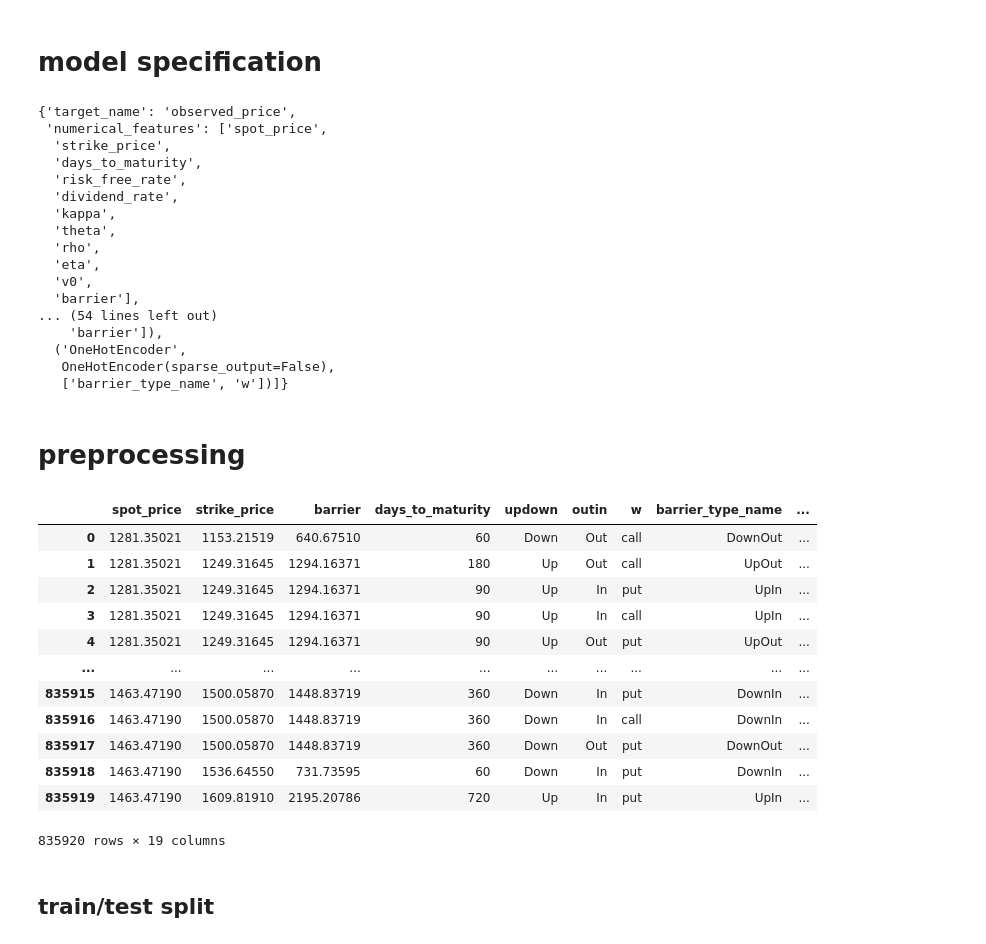
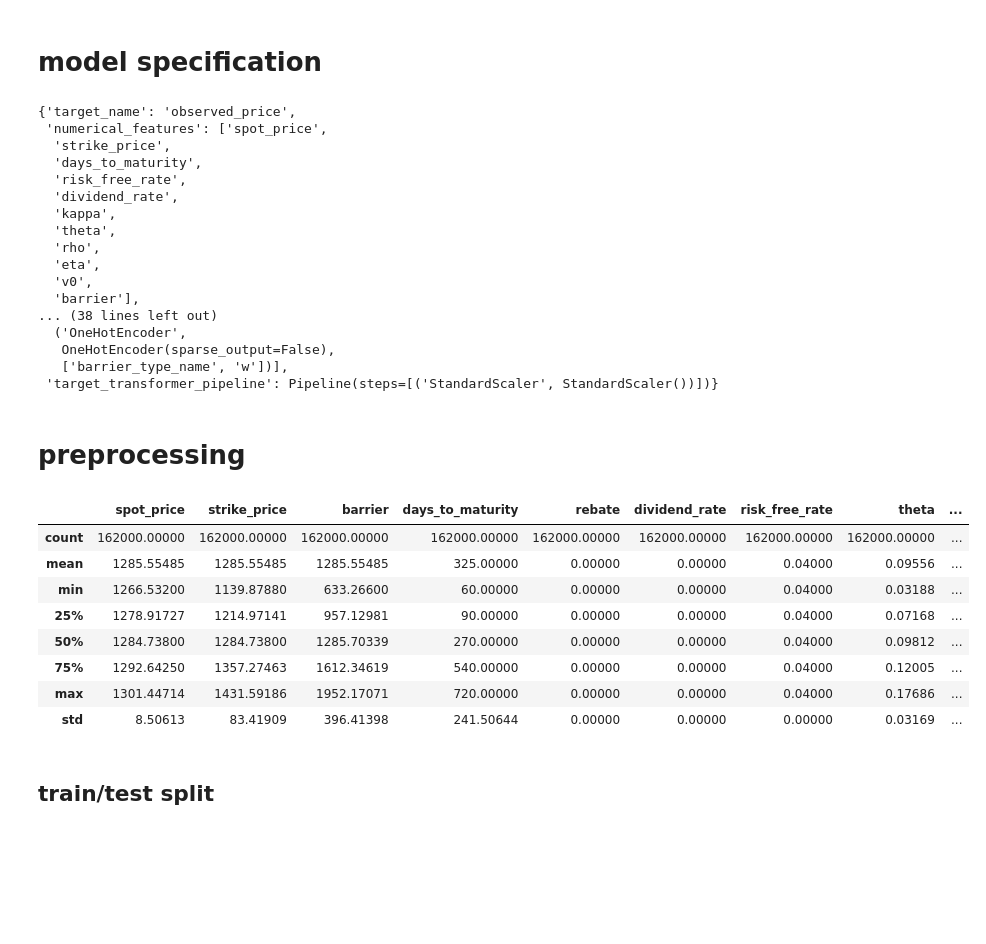
Before and after one commit to boomelage/machine-learning-option-pricing, a Jupyter notebook: train_routine.ipynb, the cells around one changed output. Saved outputs shown, nothing was run; the diff lists cells and outputs as text; code cells hidden in the pictures; blank space fills up the shorter version.

```diff
--- a/train_routine.ipynb
+++ b/train_routine.ipynb
@@ -53,7 +53,7 @@ seed: 123
 # model specification
 # %%
 from sklearn.pipeline import Pipeline
-from sklearn.preprocessing import PowerTransformer, OneHotEncoder
+from sklearn.preprocessing import QuantileTransformer, OneHotEncoder
 
 from convsklearn import asian_trainer, barrier_trainer
 price = 'barrier_price'
@@ -63,25 +63,25 @@ trainer = barrier_trainer
 trainer.activation_function = 'relu'
 trainer.max_iter = 1000
 trainer.solver = 'sgd'
-trainer.target_transformer_pipeline = Pipeline(steps=[('PowerTransformer', PowerTransformer())])
-trainer.target_trainsformers = [
-    ('PowerTransformer',PowerTransformer(),
-        [
-            'spot_price',
-            'strike_price',
-            'days_to_maturity',
-            'risk_free_rate',
-            'dividend_rate',
-            'kappa',
-            'theta',
-            'rho',
-            'eta',
-            'v0',
-            'barrier'
-        ]
-    ),
-    ('OneHotEncoder',OneHotEncoder(sparse_output=False),['barrier_type_name', 'w'])
-]
+# trainer.target_transformer_pipeline = Pipeline(steps=[('QuantileTransformer', QuantileTransformer())])
+# trainer.transformers = [
+#     ('QuantileTransformer',QuantileTransformer(),
+#         [
+#             'spot_price',
+#             'strike_price',
+#             'days_to_maturity',
+#             'risk_free_rate',
+#             'dividend_rate',
+#             'kappa',
+#             'theta',
+#             'rho',
+#             'eta',
+#             'v0',
+#             'barrier'
+#         ]
+#     ),
+#     ('OneHotEncoder',OneHotEncoder(sparse_output=False),['barrier_type_name', 'w'])
+# ]
 trainer.__dict__
 # %% [output]
 {'target_name': 'observed_price',
@@ -96,33 +96,30 @@ trainer.__dict__
   'eta',
   'v0',
   'barrier'],
-... (54 lines left out)
-    'barrier']),
+... (38 lines left out)
   ('OneHotEncoder',
    OneHotEncoder(sparse_output=False),
-   ['barrier_type_name', 'w'])]}
+   ['barrier_type_name', 'w'])],
+ 'target_transformer_pipeline': Pipeline(steps=[('StandardScaler', StandardScaler())])}
 # %% [markdown]
 # preprocessing
 # %%
 dataset[price] = pd.to_numeric(dataset[price],errors='coerce')
 dataset['observed_price'] = np.maximum(dataset[price] + np.random.normal(scale=(0.15)**2,size=dataset.shape[0]),0)
 dataset['calculation_date'] = pd.to_datetime(dataset['calculation_date'])
 dataset = dataset.sort_values(by='calculation_date')
 dataset = dataset.dropna().reset_index(drop=True)
-dataset
+unique_dates = dataset['calculation_date'].drop_duplicates().squeeze()
+dataset.describe()
 # %% [output]
-|  | spot_price | strike_price | barrier | days_to_maturity | updown | outin | w | barrier_type_name | ... |
-| 0 | 1281.35021 | 1153.21519 | 640.67510 | 60 | Down | Out | call | DownOut | ... |
-| 1 | 1281.35021 | 1249.31645 | 1294.16371 | 180 | Up | Out | call | UpOut | ... |
-| 2 | 1281.35021 | 1249.31645 | 1294.16371 | 90 | Up | In | put | UpIn | ... |
-| 3 | 1281.35021 | 1249.31645 | 1294.16371 | 90 | Up | In | call | UpIn | ... |
-| 4 | 1281.35021 | 1249.31645 | 1294.16371 | 90 | Up | Out | put | UpOut | ... |
-| ... | ... | ... | ... | ... | ... | ... | ... | ... | ... |
-| 835915 | 1463.47190 | 1500.05870 | 1448.83719 | 360 | Down | In | put | DownIn | ... |
-| 835916 | 1463.47190 | 1500.05870 | 1448.83719 | 360 | Down | In | call | DownIn | ... |
-| 835917 | 1463.47190 | 1500.05870 | 1448.83719 | 360 | Down | Out | put | DownOut | ... |
-| 835918 | 1463.47190 | 1536.64550 | 731.73595 | 60 | Down | In | put | DownIn | ... |
-| 835919 | 1463.47190 | 1609.81910 | 2195.20786 | 720 | Up | In | put | UpIn | ... |
+|  | spot_price | strike_price | barrier | days_to_maturity | rebate | dividend_rate | risk_free_rate | theta | ... |
+| count | 162000.00000 | 162000.00000 | 162000.00000 | 162000.00000 | 162000.00000 | 162000.00000 | 162000.00000 | 162000.00000 | ... |
+| mean | 1285.55485 | 1285.55485 | 1285.55485 | 325.00000 | 0.00000 | 0.00000 | 0.04000 | 0.09556 | ... |
+| min | 1266.53200 | 1139.87880 | 633.26600 | 60.00000 | 0.00000 | 0.00000 | 0.04000 | 0.03188 | ... |
+| 25% | 1278.91727 | 1214.97141 | 957.12981 | 90.00000 | 0.00000 | 0.00000 | 0.04000 | 0.07168 | ... |
+| 50% | 1284.73800 | 1284.73800 | 1285.70339 | 270.00000 | 0.00000 | 0.00000 | 0.04000 | 0.09812 | ... |
+| 75% | 1292.64250 | 1357.27463 | 1612.34619 | 540.00000 | 0.00000 | 0.00000 | 0.04000 | 0.12005 | ... |
+| max | 1301.44714 | 1431.59186 | 1952.17071 | 720.00000 | 0.00000 | 0.00000 | 0.04000 | 0.17686 | ... |
+| std | 8.50613 | 83.41909 | 396.41398 | 241.50644 | 0.00000 | 0.00000 | 0.00000 | 0.03169 | ... |
-835920 rows × 19 columns
 # %% [markdown]
 ## train/test split
```
Also changed, not shown: parts of 9 cells of this notebook.
